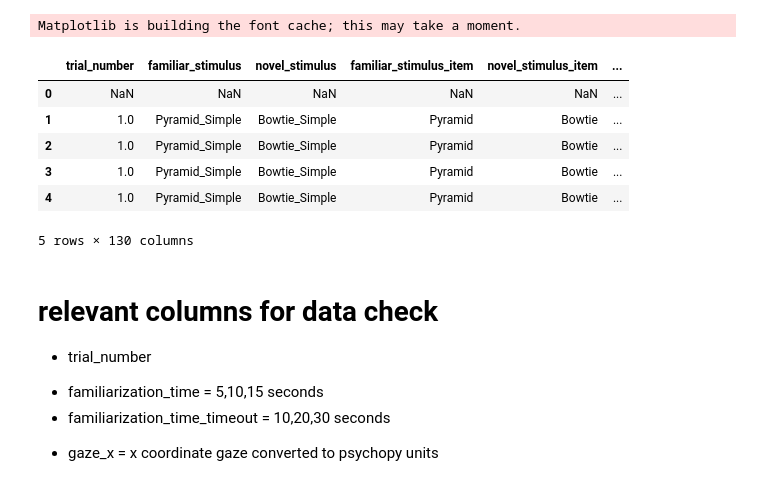
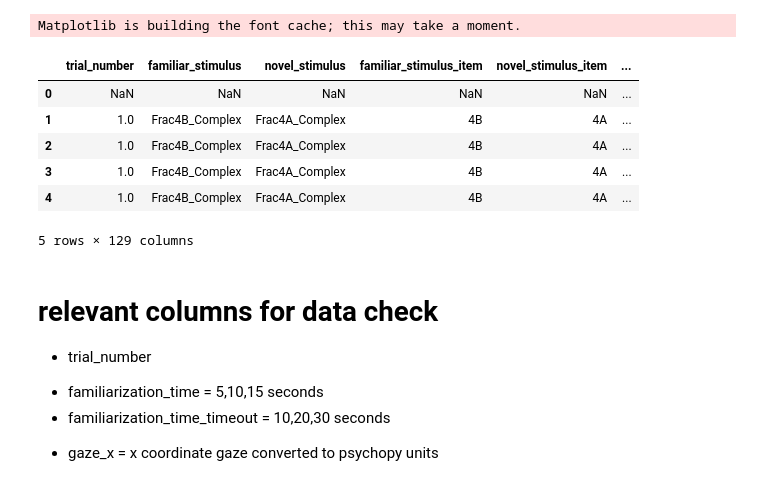
Before and after one commit to mzettersten/mb5-experiments, a Jupyter notebook: tobii-psychopy/check_data_recording.ipynb, the cells around one changed output. Saved outputs shown, nothing was run; the diff lists cells and outputs as text; code cells hidden in the pictures.

```diff
--- a/tobii-psychopy/check_data_recording.ipynb
+++ b/tobii-psychopy/check_data_recording.ipynb
@@ -6,16 +6,16 @@ import seaborn as sns
 # %% [output]
 Matplotlib is building the font cache; this may take a moment.
 # %%
-df_test = pd.read_csv('data/test_01_Test_2026-08-07_14h33.36.442.csv')
+df_test = pd.read_csv('data/test_02_Test_2026-08-07_16h16.51.553.csv')
 df_test.head()
 # %% [output]
 |  | trial_number | familiar_stimulus | novel_stimulus | familiar_stimulus_item | novel_stimulus_item | ... |
 | 0 | NaN | NaN | NaN | NaN | NaN | ... |
-| 1 | 1.0 | Pyramid_Simple | Bowtie_Simple | Pyramid | Bowtie | ... |
-| 2 | 1.0 | Pyramid_Simple | Bowtie_Simple | Pyramid | Bowtie | ... |
-| 3 | 1.0 | Pyramid_Simple | Bowtie_Simple | Pyramid | Bowtie | ... |
-| 4 | 1.0 | Pyramid_Simple | Bowtie_Simple | Pyramid | Bowtie | ... |
+| 1 | 1.0 | Frac4B_Complex | Frac4A_Complex | 4B | 4A | ... |
+| 2 | 1.0 | Frac4B_Complex | Frac4A_Complex | 4B | 4A | ... |
+| 3 | 1.0 | Frac4B_Complex | Frac4A_Complex | 4B | 4A | ... |
+| 4 | 1.0 | Frac4B_Complex | Frac4A_Complex | 4B | 4A | ... |
-5 rows × 130 columns
+5 rows × 129 columns
 # %% [markdown]
 # relevant columns for data check
 
```
Also changed, not shown: parts of 3 cells of this notebook, 3 other files.
